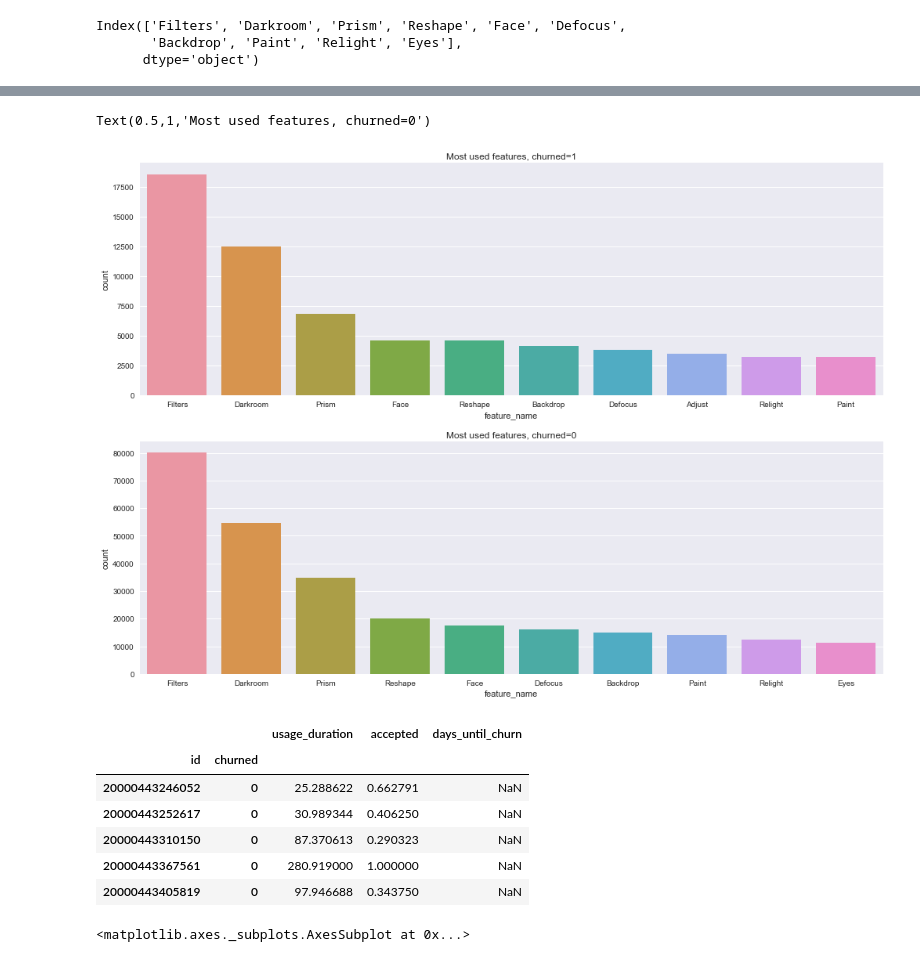
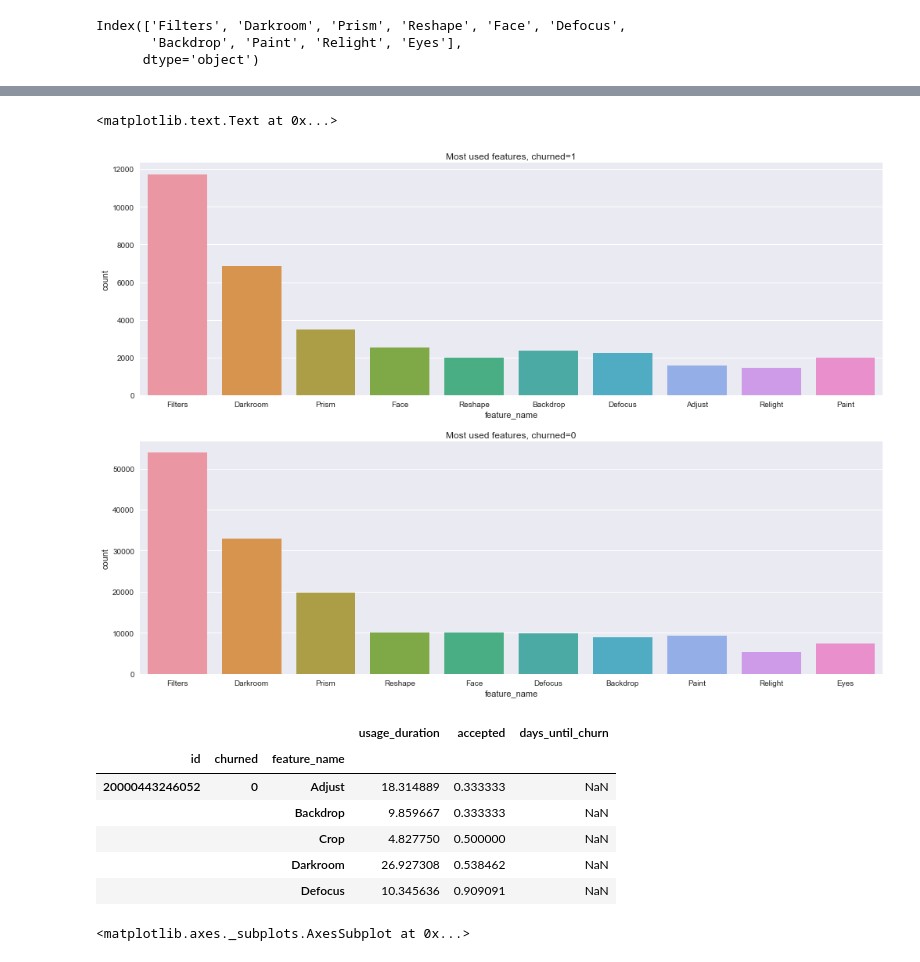
Before and after one commit to tomyitav/datahack-2018-challenge, a Jupyter notebook: datahack_2018.ipynb, the cells around one changed output, grey strips where cells are left out. Cells and saved outputs as stored; diff of their text form; code cells hidden in the pictures.

Commit message:
Features addition = extract mean usage time for FaceTune features

```diff
--- a/datahack_2018.ipynb
+++ b/datahack_2018.ipynb
@@ -142,24 +152,24 @@ Index(['Filters', 'Darkroom', 'Prism', 'Reshape', 'Face', 'Defocus',
 # %%
 #What are the most popular features, within each class:
 
 #total_number_of_usage_per_feature = df_usage['feature_name'].value_counts()
 
 
 
 # k = 10
 # top_k_features_churned = joined_df[joined_df['churned']==True]['feature_name'].value_counts().index[:k]
 # top_k_features_not_churned = joined_df[joined_df['churned']==False]['feature_name'].value_counts().index[:k]
 
 
 fig, ax = plt.subplots(2,1, figsize=(17,12))
-df_churned = joined_df[joined_df['churned']==True]
+df_churned = joined_df[(joined_df['churned']==True) & (joined_df['accepted']==True)]
 p = sns.countplot(data=df_churned[df_churned['feature_name'].isin(top_k_features_churned)], x='feature_name', order = top_k_features_churned, ax=ax[0])
 
-df_not_churned = joined_df[joined_df['churned']==False]
+df_not_churned = joined_df[(joined_df['churned']==False) & (joined_df['accepted']==True)]
 q = sns.countplot(data=df_not_churned[df_not_churned['feature_name'].isin(top_k_features_not_churned)], x='feature_name', order = top_k_features_not_churned, ax=ax[1])
 
 ax[0].set_title('Most used features, churned=1')
 ax[1].set_title('Most used features, churned=0')
 # %% [output]
-Text(0.5,1,'Most used features, churned=0')
+<matplotlib.text.Text at 0x...>
-[figure, old version]
+[figure, new version]
@@ -166,14 +178,14 @@ Text(0.5,1,'Most used features, churned=0')
 # %%
-groupedDf = joined_df.groupby(['id', 'churned'])
+groupedDf = joined_df.groupby(['id', 'churned', 'feature_name'])
 groupedDf.mean().head()
 # %% [output]
-|  |  | usage_duration | accepted | days_until_churn |
-| id | churned |  |  |  |
-| 20000443246052 | 0 | 25.288622 | 0.662791 | NaN |
-| 20000443252617 | 0 | 30.989344 | 0.406250 | NaN |
-| 20000443310150 | 0 | 87.370613 | 0.290323 | NaN |
-| 20000443367561 | 0 | 280.919000 | 1.000000 | NaN |
-| 20000443405819 | 0 | 97.946688 | 0.343750 | NaN |
+|  |  |  | usage_duration | accepted | days_until_churn |
+| id | churned | feature_name |  |  |  |
+| 20000443246052 | 0 | Adjust | 18.314889 | 0.333333 | NaN |
+|  |  | Backdrop | 9.859667 | 0.333333 | NaN |
+|  |  | Crop | 4.827750 | 0.500000 | NaN |
+|  |  | Darkroom | 26.927308 | 0.538462 | NaN |
+|  |  | Defocus | 10.345636 | 0.909091 | NaN |
 # %%
 joined_df.groupby(['id', 'churned'])[['accepted']].mean().boxplot(by='churned')
 # %% [output]
```
Also changed, not shown: parts of 6 cells of this notebook.
